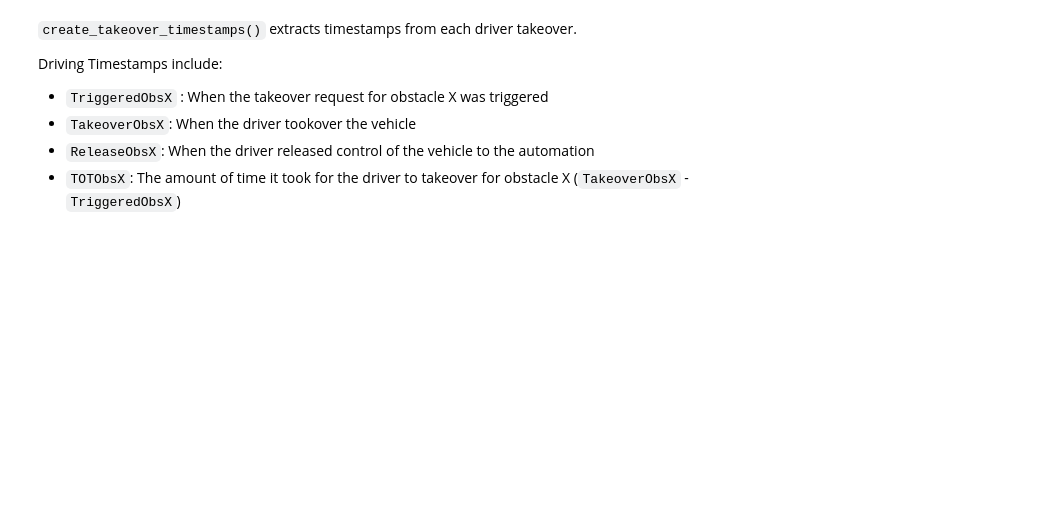
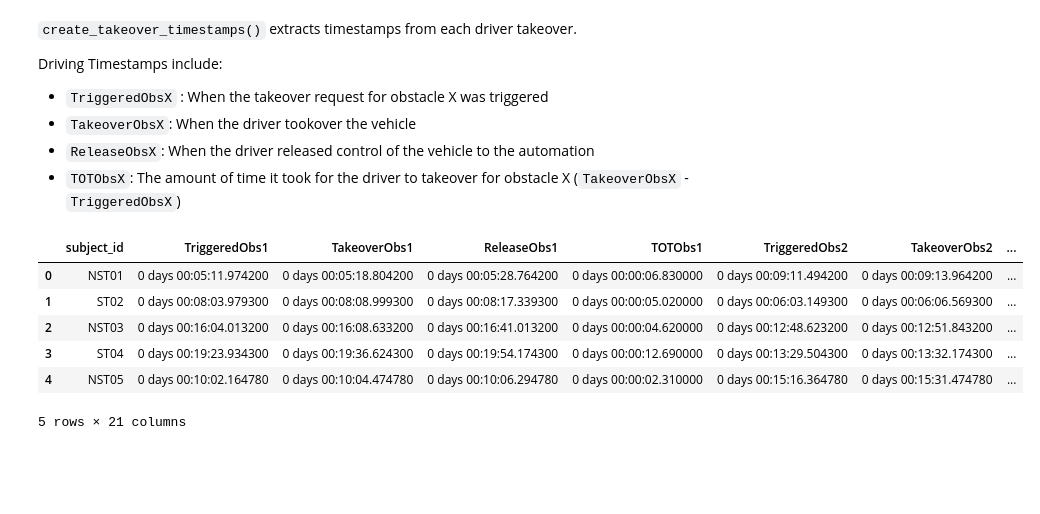
Before and after one commit to Joelmillr/Modeling-Takeover-Time, a Jupyter notebook: code/GMM.ipynb, the cells around one changed output. Drawn from its saved outputs; the diff is of its cells as text; code cells hidden in the pictures; blank space fills up the shorter version.

```diff
--- a/code/GMM.ipynb
+++ b/code/GMM.ipynb
@@ -146,6 +166,16 @@ Driving Timestamps include:
 - `TakeoverObsX`: When the driver tookover the vehicle
 - `ReleaseObsX`: When the driver released control of the vehicle to the automation
 - `TOTObsX`: The amount of time it took for the driver to takeover for obstacle X (`TakeoverObsX` - `TriggeredObsX`)
+# %%
+driving_timestamps.head()
+# %% [output]
+|  | subject_id | TriggeredObs1 | TakeoverObs1 | ReleaseObs1 | TOTObs1 | TriggeredObs2 | TakeoverObs2 | ... |
+| 0 | NST01 | 0 days 00:05:11.974200 | 0 days 00:05:18.804200 | 0 days 00:05:28.764200 | 0 days 00:00:06.830000 | 0 days 00:09:11.494200 | 0 days 00:09:13.964200 | ... |
+| 1 | ST02 | 0 days 00:08:03.979300 | 0 days 00:08:08.999300 | 0 days 00:08:17.339300 | 0 days 00:00:05.020000 | 0 days 00:06:03.149300 | 0 days 00:06:06.569300 | ... |
+| 2 | NST03 | 0 days 00:16:04.013200 | 0 days 00:16:08.633200 | 0 days 00:16:41.013200 | 0 days 00:00:04.620000 | 0 days 00:12:48.623200 | 0 days 00:12:51.843200 | ... |
+| 3 | ST04 | 0 days 00:19:23.934300 | 0 days 00:19:36.624300 | 0 days 00:19:54.174300 | 0 days 00:00:12.690000 | 0 days 00:13:29.504300 | 0 days 00:13:32.174300 | ... |
+| 4 | NST05 | 0 days 00:10:02.164780 | 0 days 00:10:04.474780 | 0 days 00:10:06.294780 | 0 days 00:00:02.310000 | 0 days 00:15:16.364780 | 0 days 00:15:31.474780 | ... |
+5 rows × 21 columns
 # %% [markdown]
 <br></br>
 <br></br>
```
Also changed, not shown: parts of 12 cells of this notebook, 4 other files.
